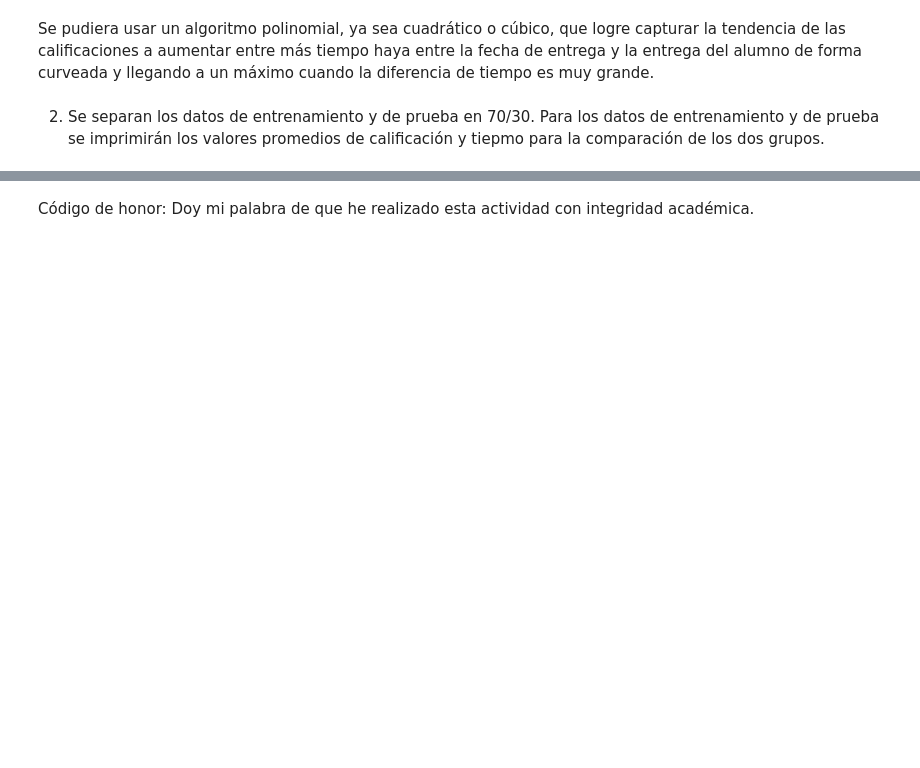
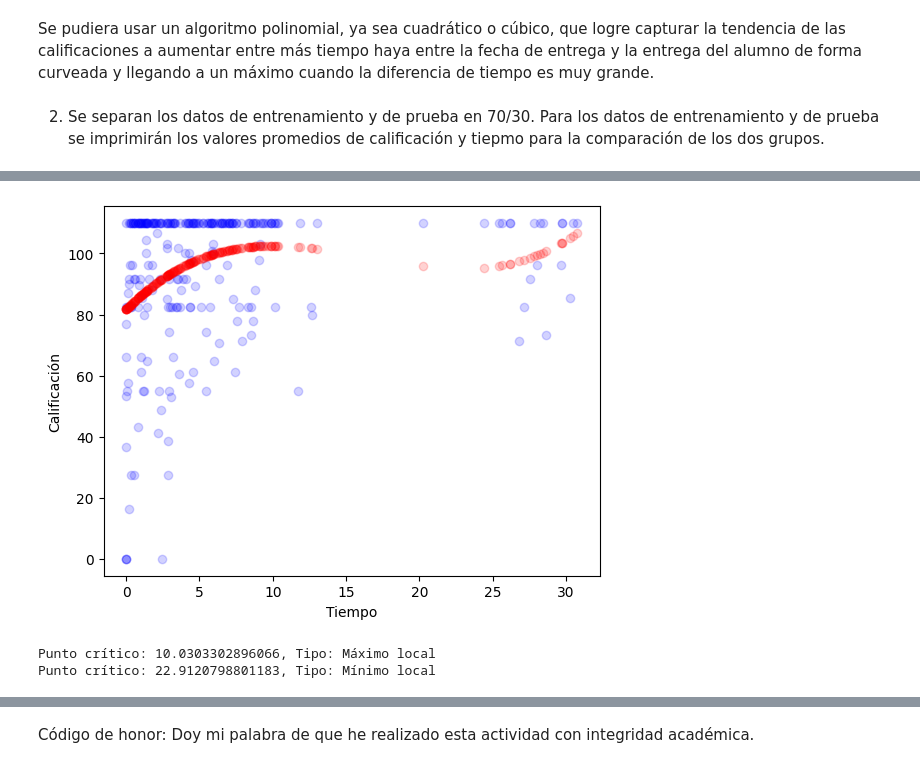
Before and after one commit to joe-chic/inteligencia_artificial_I, a Jupyter notebook: A1.6/A1.6 504065.ipynb, the cells around one changed output, grey strips where cells are left out. Cells and saved outputs as stored; diff of their text form; code cells hidden in the pictures; blank space fills up the shorter version.

```diff
--- a/A1.6/A1.6 504065.ipynb
+++ b/A1.6/A1.6 504065.ipynb
@@ -40,9 +54,10 @@ Se pudiera usar un algoritmo polinomial, ya sea cuadrático o cúbico, que logre
 # %% [markdown]
 2. Se separan los datos de entrenamiento y de prueba en 70/30. Para los datos de entrenamiento y de prueba se imprimirán los valores promedios de calificación y tiepmo para la comparación de los dos grupos.
 # %%
-X = data["Tiempo"]
-Y = data["Calificacion"]
-X_train, Y_train, X_test, Y_test = train_test_split(X,Y,test_size=.30)
+X = data_cleaned["Tiempo"]
+Y = data_cleaned["Calificacion"]
+
+X_train, X_test, Y_train, Y_test = train_test_split(X,Y,test_size=.30)
 
 print("Tiempo promedio de X_train: ", X_train.mean())
 print("Calificacion promedio de Y_train: ", Y_train.mean())
@@ -95,0 +145,32 @@ ValueError: Expected a 2-dimensional container but got <class 'pandas.core.serie
+# %%
+plt.scatter(X_train,Y_train, color="blue", label="Puntos de datos",alpha=0.175)
+plt.scatter(X_train, Y_train_pred,color="red",label="Modelo Polinomial Cúbico",alpha=0.175)
+plt.xlabel("Tiempo")
+plt.ylabel("Calificación")
+plt.show()
+
+import sympy as sp
+x = sp.symbols('x')
+f = model.coef_[3]*x**3 + model.coef_[2]*x**2 + model.coef_[1]*x + model.coef_[0]
+f_prime = sp.diff(f, x)
+
+critical_points = sp.solve(f_prime, x)
+
+f_double_prime = sp.diff(f_prime, x)
+
+critical_points_analysis = []
+for point in critical_points:
+    second_derivative_value = f_double_prime.subs(x, point)
+    if second_derivative_value > 0:
+        critical_points_analysis.append((point, 'Mínimo local'))
+    elif second_derivative_value < 0:
+        critical_points_analysis.append((point, 'Máximo local'))
+    else:
+        critical_points_analysis.append((point, 'Punto de silla'))
+
+for point, nature in critical_points_analysis:
+    print(f"Punto crítico: {point}, Tipo: {nature}")
+# %% [output]
+[figure, added]
+Punto crítico: 10.0303302896066, Tipo: Máximo local
+Punto crítico: 22.9120798801183, Tipo: Mínimo local
```
Also changed, not shown: parts of 19 cells of this notebook, 1 other file.
